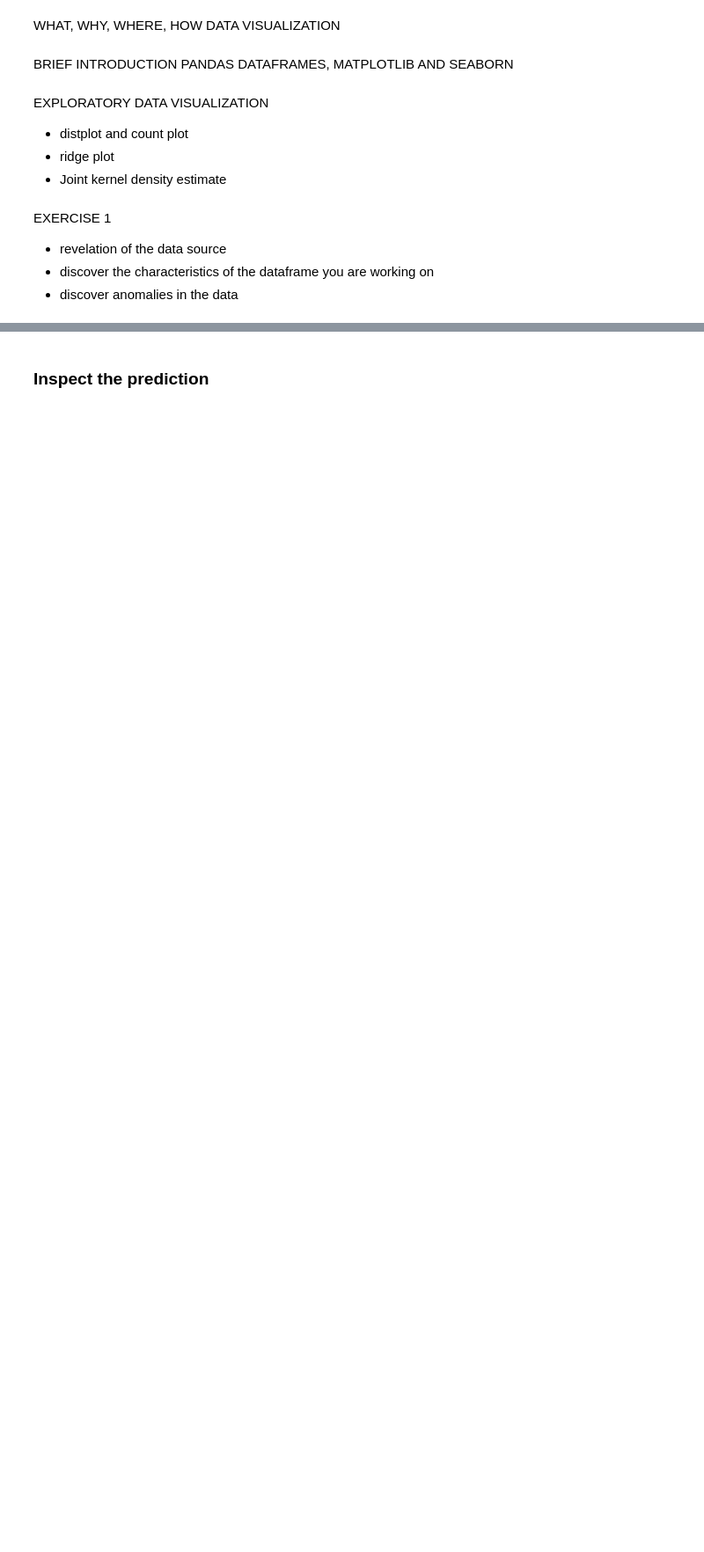
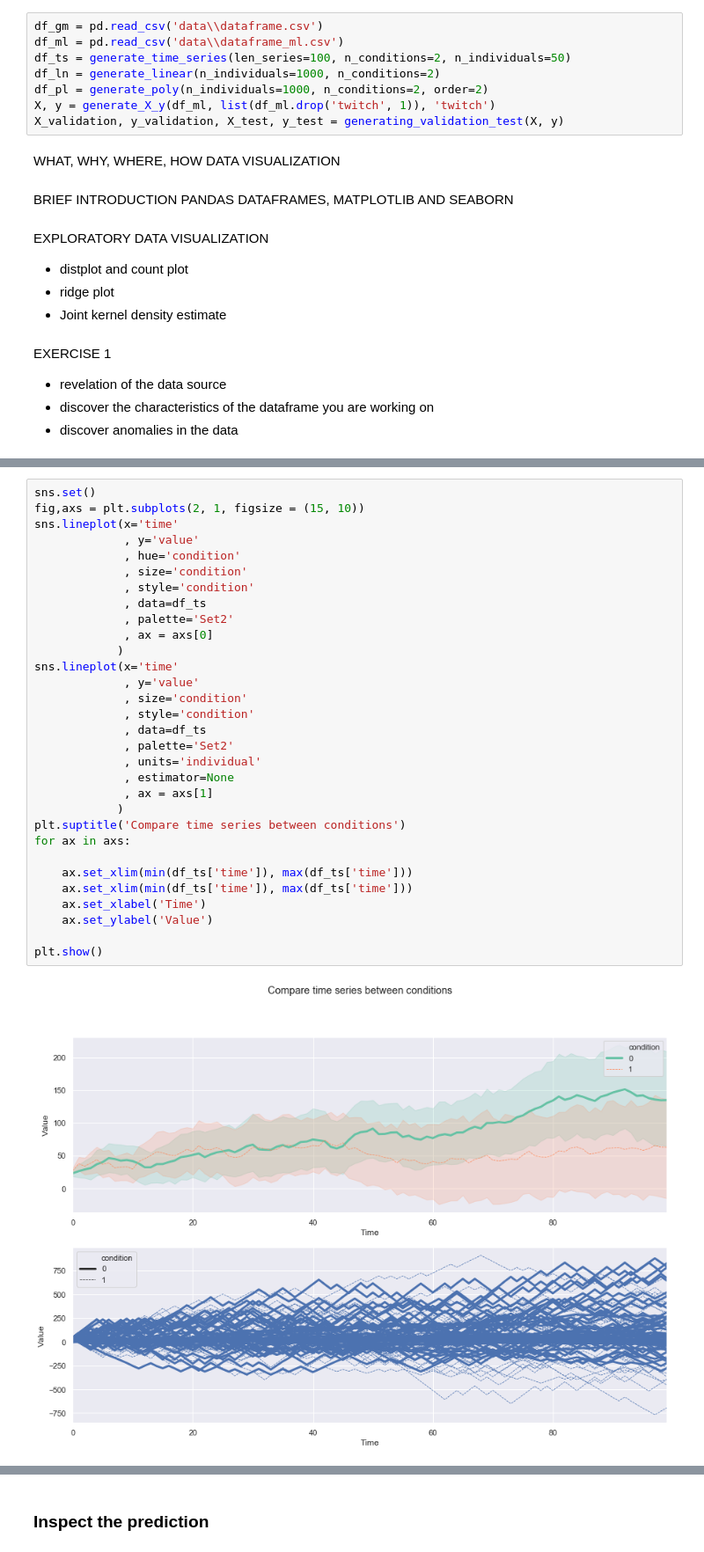
Before and after one commit to vb690/data_viz_python, a Jupyter notebook: iggi_workshop_data_viz_python.ipynb, the cells around one changed output, grey strips where cells are left out. Shown at 88% size. Drawn from its saved outputs; the diff is of its cells as text; blank space fills up the shorter version.

Commit message:
First draft finalized visual, ml part need rework

```diff
--- a/iggi_workshop_data_viz_python.ipynb
+++ b/iggi_workshop_data_viz_python.ipynb
@@ -83,3 +26,11 @@ df_ml = pd.read_csv('C:\\Users\\penthotal\\Desktop\\IGGI\\collaborations\\person
+# %%
+df_gm = pd.read_csv('data\\dataframe.csv')
+df_ml = pd.read_csv('data\\dataframe_ml.csv')
+df_ts = generate_time_series(len_series=100, n_conditions=2, n_individuals=50)
+df_ln = generate_linear(n_individuals=1000, n_conditions=2)
+df_pl = generate_poly(n_individuals=1000, n_conditions=2, order=2)
+X, y = generate_X_y(df_ml, list(df_ml.drop('twitch', 1)), 'twitch')
+X_validation, y_validation, X_test, y_test = generating_validation_test(X, y)
 # %% [markdown]
 WHAT, WHY, WHERE, HOW DATA VISUALIZATION
 # %% [markdown]
@@ -214,0 +54,33 @@ plt.show()
+# %%
+sns.set()
+fig,axs = plt.subplots(2, 1, figsize = (15, 10))
+sns.lineplot(x='time'
+             , y='value'
+             , hue='condition'
+             , size='condition'
+             , style='condition'
+             , data=df_ts
+             , palette='Set2'
+             , ax = axs[0]
+            )
+sns.lineplot(x='time'
+             , y='value'
+             , size='condition'
+             , style='condition'
+             , data=df_ts
+             , palette='Set2'
+             , units='individual'
+             , estimator=None
+             , ax = axs[1]
+            )
+plt.suptitle('Compare time series between conditions')
+for ax in axs:
+
+    ax.set_xlim(min(df_ts['time']), max(df_ts['time']))
+    ax.set_xlim(min(df_ts['time']), max(df_ts['time']))
+    ax.set_xlabel('Time')
+    ax.set_ylabel('Value')
+
+plt.show()
+# %% [output]
+[figure, added]
```
Also changed, not shown: parts of 55 cells of this notebook, 3 other files.
